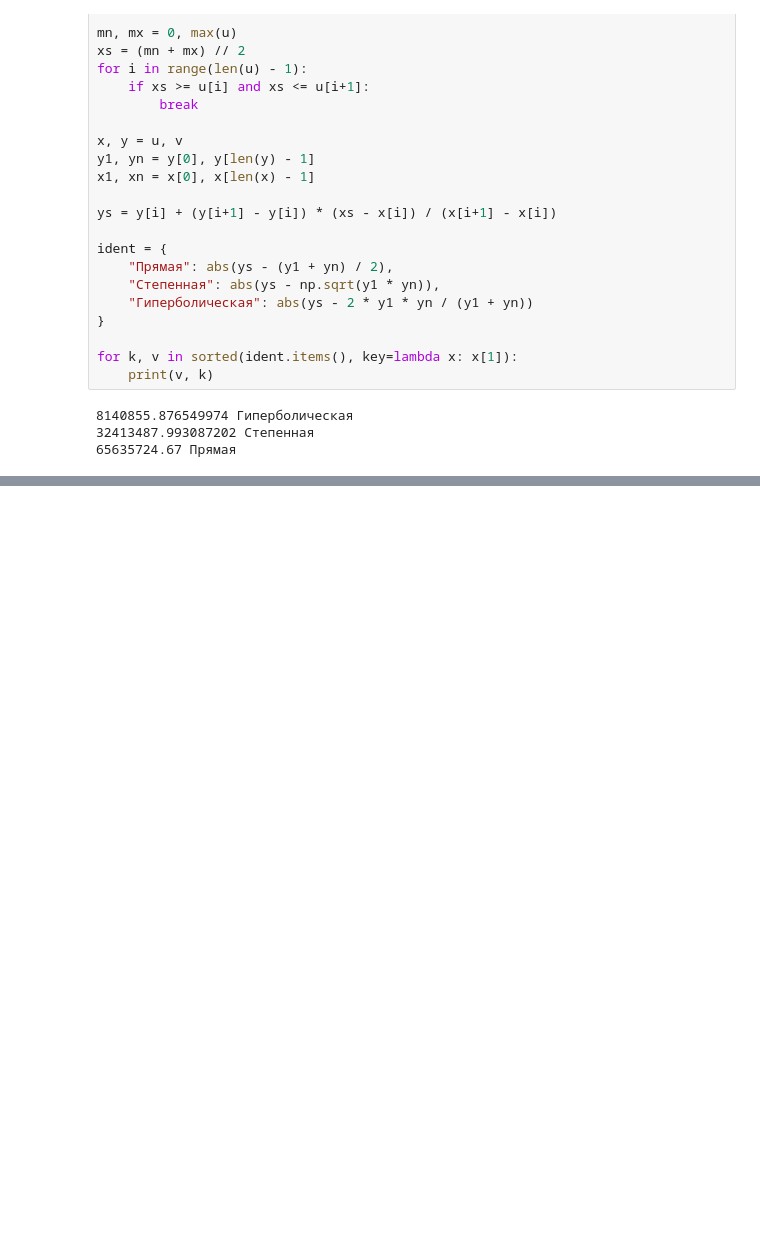
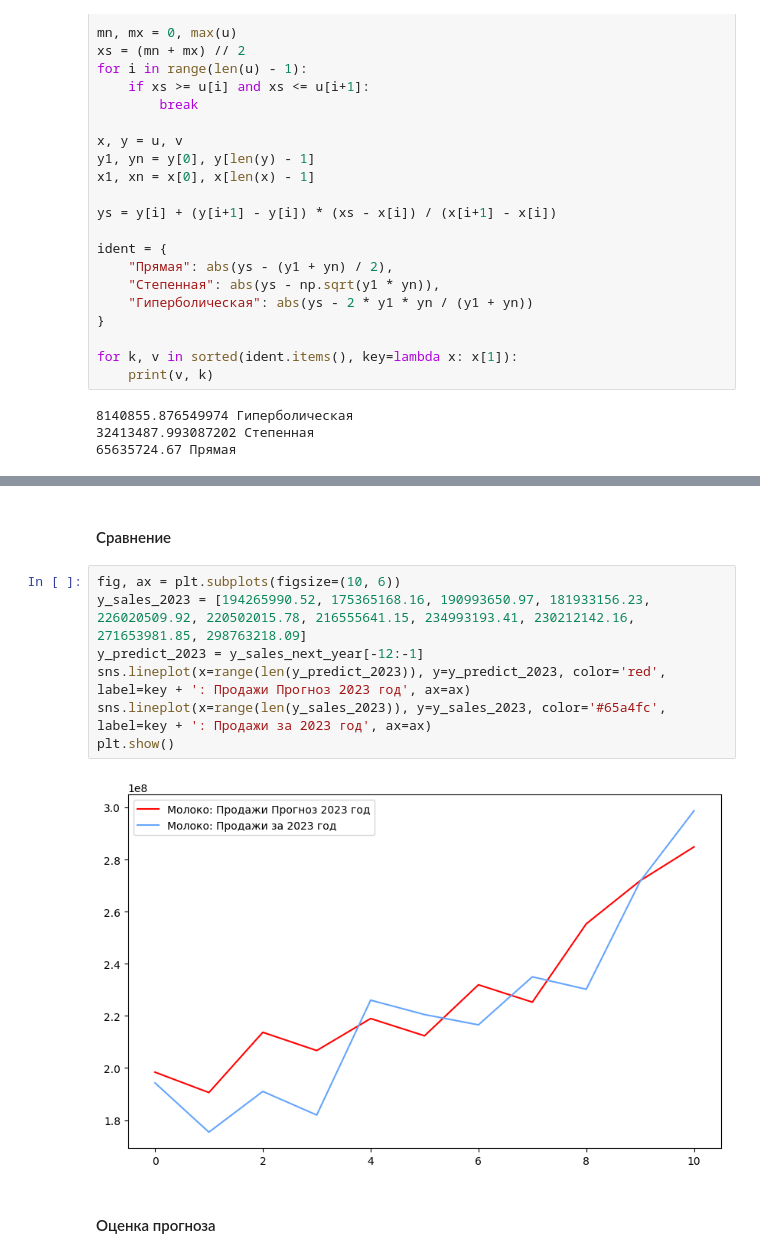
Before and after one commit to AltairkaGit/MilkStats, a Jupyter notebook: model.ipynb, the cells around one changed output, grey strips where cells are left out. Drawn from its saved outputs; the diff is of its cells as text; blank space fills up the shorter version.

```diff
--- a/model.ipynb
+++ b/model.ipynb
@@ -569,0 +563,13 @@ for k, v in sorted(ident.items(), key=lambda x: x[1]):
+# %% [markdown]
+#### Сравнение
+# %%
+fig, ax = plt.subplots(figsize=(10, 6))
+y_sales_2023 = [194265990.52, 175365168.16, 190993650.97, 181933156.23, 226020509.92, 220502015.78, 216555641.15, 234993193.41, 230212142.16, 271653981.85, 298763218.09]
+y_predict_2023 = y_sales_next_year[-12:-1]
+sns.lineplot(x=range(len(y_predict_2023)), y=y_predict_2023, color='red', label=key + ': Продажи Прогноз 2023 год', ax=ax)
+sns.lineplot(x=range(len(y_sales_2023)), y=y_sales_2023, color='#65a4fc', label=key + ': Продажи за 2023 год', ax=ax)
+plt.show()
+# %% [output]
+[figure, added]
+# %% [markdown]
+#### Оценка прогноза
```
Also changed, not shown: parts of 7 cells of this notebook, 2 other files.
